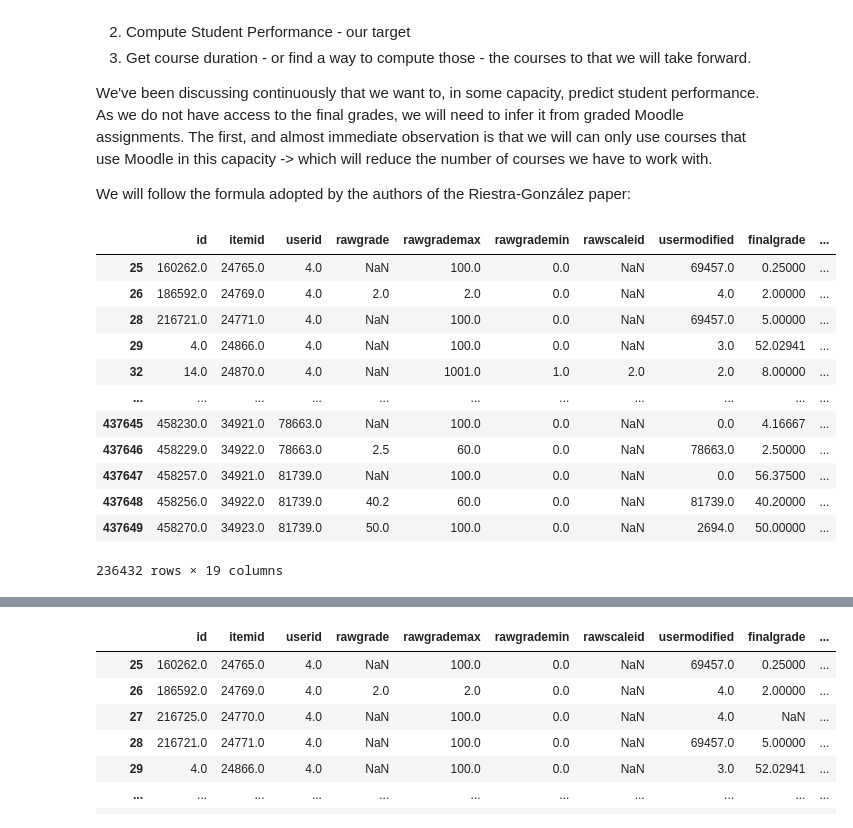
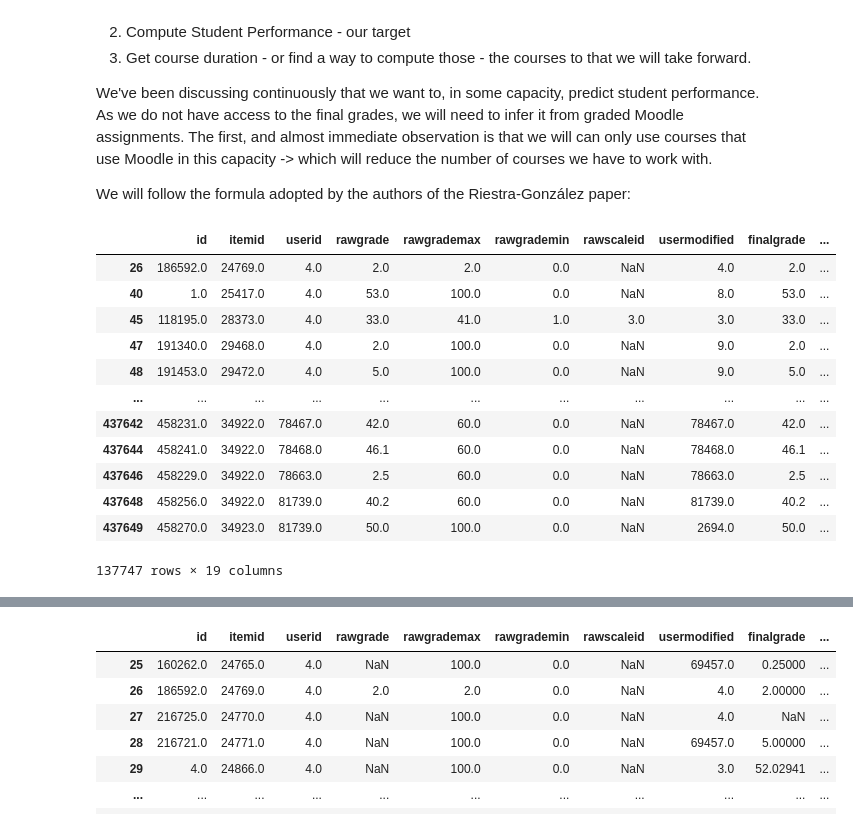
Before and after one commit to RicardoSantos0/timely_accurate_portable, a Jupyter notebook: Notebooks/2.2. Support Tables - Understanding and Preprocessing.ipynb, the cells around one changed output, grey strips where cells are left out. Cells and saved outputs as stored; diff of their text form; code cells hidden in the pictures.

Commit message:
new data

```diff
--- a/Notebooks/2.2. Support Tables - Understanding and Preprocessing.ipynb
+++ b/Notebooks/2.2. Support Tables - Understanding and Preprocessing.ipynb
@@ -123,7 +127,7 @@ grade_item_table = pd.read_csv('../Data/R_Gonz_data_mdl_grade_items.csv', # grad
                                    'outcomeid': object,
                                    },).drop('Unnamed: 0', axis = 1).dropna(how = 'all', axis = 1)
 
-role_ass_table = pd.read_csv('../Data/R_Gonz_data_mdl_role_assignments.csv', # role assignments table -> unclear utility
+role_assign_table = pd.read_csv('../Data/R_Gonz_data_mdl_role_assignments.csv', # role assignments table -> unclear utility
                            dtype = {
                                    'id': object,
                                    'roleid': object,
@@ -157,22 +161,25 @@ Data columns (total 9 columns):
 dtypes: float64(2), object(7)
 memory usage: 15.1+ MB
 # %%
-role_ass_table.drop([
+role_assign_table.drop([
                     'sortorder',
                     ],
                     axis = 1, inplace = True)
 
 #timemodifieds seem to be a time feature, so we will appropriately make the conversion to datetime
-role_ass_table['timemodified'] = pd.to_datetime(role_ass_table['timemodified'], unit = 's', errors = 'coerce')
+role_assign_table['timemodified'] = pd.to_datetime(role_assign_table['timemodified'], unit = 's', errors = 'coerce')
 # %% [markdown]
 We see that this database has 30813 unique users and 3 unique roles. As the data that is part of this database deals with information collected throughout one school-year, it is likely that the most represented role is the role of student.
 
 we will find the most common value in the role in role id and filter the role assignment table, only keeping rows where that role is present.
 # %%
 #get most common role and filter approppriately
-student_role = list(role_ass_table['roleid'].mode())
-role_ass_table = role_ass_table[role_ass_table['roleid'].isin(student_role)]
+student_role = list(role_assign_table['roleid'].mode())
+
+#we will create 2 dataframes - one with the students and another with other members
+other_roles_tables = role_assign_table[~(role_assign_table['roleid'].isin(student_role))]
+role_assign_table = role_assign_table[role_assign_table['roleid'].isin(student_role)]
 
 #we will also create a list will all users whose role is student
-students = role_ass_table['userid'].unique()
+students = role_assign_table['userid'].unique()
 # %%
@@ -557,22 +697,22 @@ We will follow the formula adopted by the authors of the Riestra-González paper
 # %%
 #let me check - the authors mentioned that they knew final grades of 30 course
 
-sample = grades_table.dropna(subset = ['finalgrade'])
+sample = grades_table.dropna(subset = ['rawgrade'])
 sample
 # %% [output]
 |  | id | itemid | userid | rawgrade | rawgrademax | rawgrademin | rawscaleid | usermodified | finalgrade | ... |
-| 25 | 160262.0 | 24765.0 | 4.0 | NaN | 100.0 | 0.0 | NaN | 69457.0 | 0.25000 | ... |
-| 26 | 186592.0 | 24769.0 | 4.0 | 2.0 | 2.0 | 0.0 | NaN | 4.0 | 2.00000 | ... |
-| 28 | 216721.0 | 24771.0 | 4.0 | NaN | 100.0 | 0.0 | NaN | 69457.0 | 5.00000 | ... |
-| 29 | 4.0 | 24866.0 | 4.0 | NaN | 100.0 | 0.0 | NaN | 3.0 | 52.02941 | ... |
-| 32 | 14.0 | 24870.0 | 4.0 | NaN | 1001.0 | 1.0 | 2.0 | 2.0 | 8.00000 | ... |
+| 26 | 186592.0 | 24769.0 | 4.0 | 2.0 | 2.0 | 0.0 | NaN | 4.0 | 2.0 | ... |
+| 40 | 1.0 | 25417.0 | 4.0 | 53.0 | 100.0 | 0.0 | NaN | 8.0 | 53.0 | ... |
+| 45 | 118195.0 | 28373.0 | 4.0 | 33.0 | 41.0 | 1.0 | 3.0 | 3.0 | 33.0 | ... |
+| 47 | 191340.0 | 29468.0 | 4.0 | 2.0 | 100.0 | 0.0 | NaN | 9.0 | 2.0 | ... |
+| 48 | 191453.0 | 29472.0 | 4.0 | 5.0 | 100.0 | 0.0 | NaN | 9.0 | 5.0 | ... |
 | ... | ... | ... | ... | ... | ... | ... | ... | ... | ... | ... |
-| 437645 | 458230.0 | 34921.0 | 78663.0 | NaN | 100.0 | 0.0 | NaN | 0.0 | 4.16667 | ... |
-| 437646 | 458229.0 | 34922.0 | 78663.0 | 2.5 | 60.0 | 0.0 | NaN | 78663.0 | 2.50000 | ... |
-| 437647 | 458257.0 | 34921.0 | 81739.0 | NaN | 100.0 | 0.0 | NaN | 0.0 | 56.37500 | ... |
-| 437648 | 458256.0 | 34922.0 | 81739.0 | 40.2 | 60.0 | 0.0 | NaN | 81739.0 | 40.20000 | ... |
-| 437649 | 458270.0 | 34923.0 | 81739.0 | 50.0 | 100.0 | 0.0 | NaN | 2694.0 | 50.00000 | ... |
+| 437642 | 458231.0 | 34922.0 | 78467.0 | 42.0 | 60.0 | 0.0 | NaN | 78467.0 | 42.0 | ... |
+| 437644 | 458241.0 | 34922.0 | 78468.0 | 46.1 | 60.0 | 0.0 | NaN | 78468.0 | 46.1 | ... |
+| 437646 | 458229.0 | 34922.0 | 78663.0 | 2.5 | 60.0 | 0.0 | NaN | 78663.0 | 2.5 | ... |
+| 437648 | 458256.0 | 34922.0 | 81739.0 | 40.2 | 60.0 | 0.0 | NaN | 81739.0 | 40.2 | ... |
+| 437649 | 458270.0 | 34923.0 | 81739.0 | 50.0 | 100.0 | 0.0 | NaN | 2694.0 | 50.0 | ... |
-236432 rows × 19 columns
+137747 rows × 19 columns
 # %%
 sample.describe(include = 'all', datetime_is_numeric = True).T
 # %% [output]
```
Also changed, not shown: parts of 23 cells of this notebook, 2 other files.
